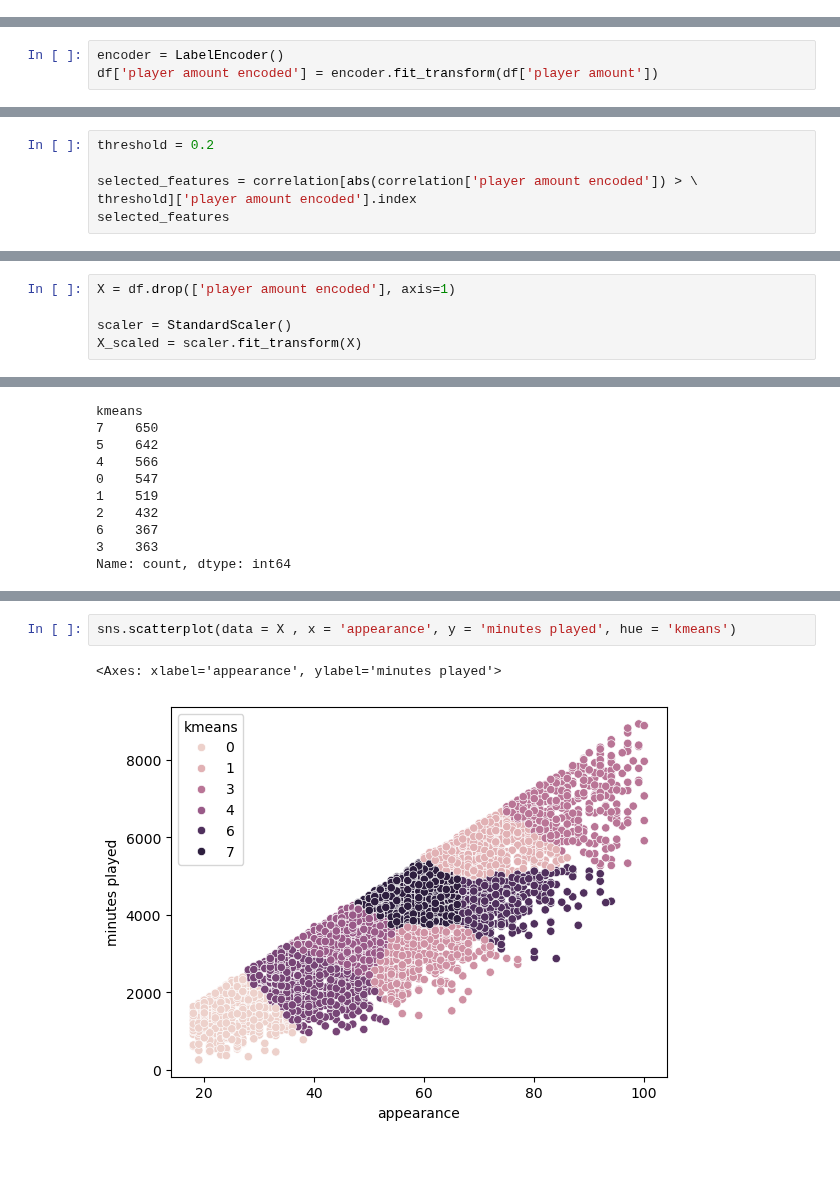
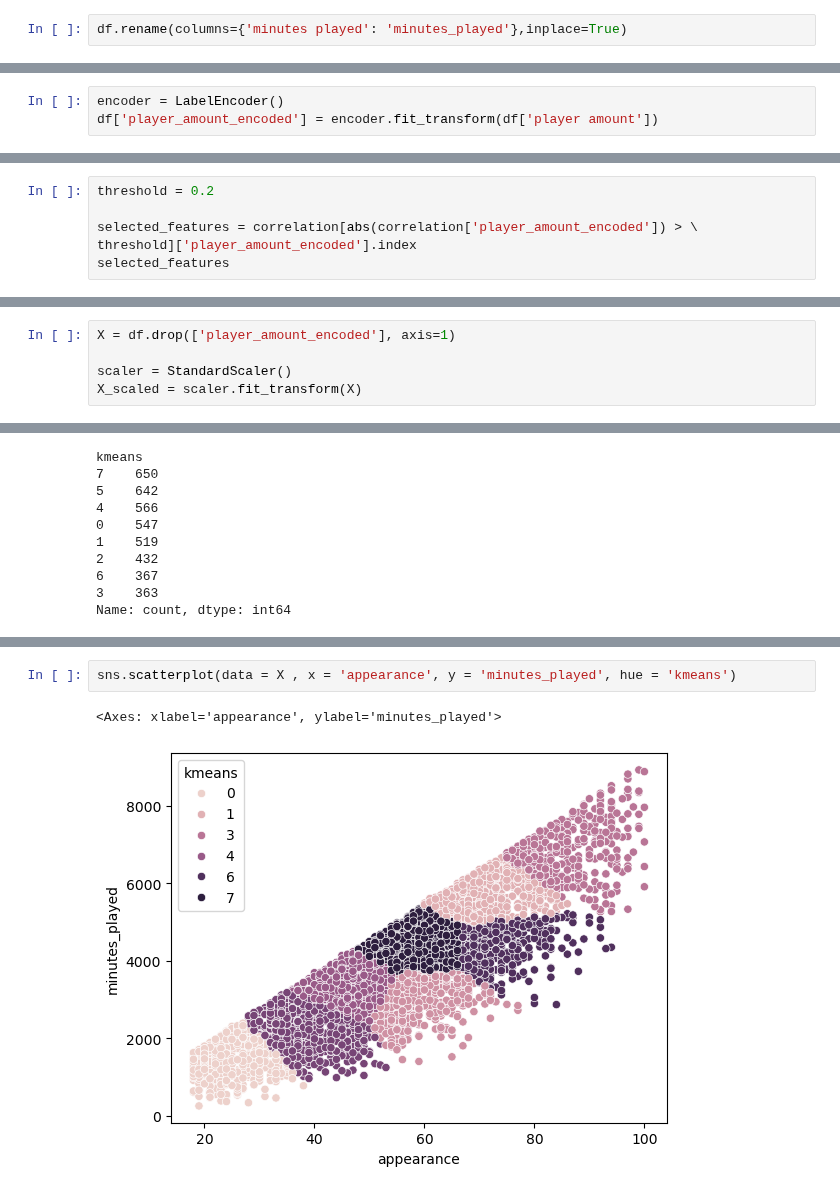
Before and after one commit to asqht/Usecase-7, a Jupyter notebook: Usecase-7 KMeans.ipynb, the cells around one changed output, grey strips where cells are left out. Saved outputs shown, nothing was run; the diff lists cells and outputs as text; blank space fills up the shorter version.

```diff
--- a/Usecase-7 KMeans.ipynb
+++ b/Usecase-7 KMeans.ipynb
@@ -82,6 +82,8 @@ df.describe()
 | 50% | 181.240353 | 26.000000 | 35.000000 | 0.045969 | 0.040773 | 0.150250 | 0.000000 | 0.000000 | ... |
 | 75% | 186.000000 | 29.000000 | 59.000000 | 0.172263 | 0.133136 | 0.248276 | 0.000000 | 0.000000 | ... |
 | max | 206.000000 | 43.000000 | 107.000000 | 11.250000 | 4.000000 | 30.000000 | 1.000000 | 6.923077 | ... |
+# %%
+df.rename(columns={'minutes played': 'minutes_played'},inplace=True)
 # %%
 df.dtypes
 # %% [output]
@@ -222,6 +224,6 @@ p25, p75
 (700000.0, 6000000.0)
 # %%
 encoder = LabelEncoder()
-df['player amount encoded'] = encoder.fit_transform(df['player amount'])
+df['player_amount_encoded'] = encoder.fit_transform(df['player amount'])
 # %%
 correlation = df.corr(numeric_only=True)
@@ -242,7 +244,7 @@ Name: player amount encoded, Length: 374, dtype: float64
 # %%
 threshold = 0.2
 
-selected_features = correlation[abs(correlation['player amount encoded']) > \
-threshold]['player amount encoded'].index
+selected_features = correlation[abs(correlation['player_amount_encoded']) > \
+threshold]['player_amount_encoded'].index
 selected_features
 # %% [output]
@@ -260,7 +262,7 @@ df.head()
 | 6 | 70 | 5471 | 0 |
 | 8 | 34 | 2758 | 2 |
 # %%
-X = df.drop(['player amount encoded'], axis=1)
+X = df.drop(['player_amount_encoded'], axis=1)
 
 scaler = StandardScaler()
 X_scaled = scaler.fit_transform(X)
@@ -343,7 +345,7 @@ X[X['kmeans']==0]
 | 10750 | 26 | 1449 | 0 |
 547 rows × 3 columns
 # %%
-sns.scatterplot(data = X , x = 'appearance', y = 'minutes played', hue = 'kmeans')
+sns.scatterplot(data = X , x = 'appearance', y = 'minutes_played', hue = 'kmeans')
 # %% [output]
-<Axes: xlabel='appearance', ylabel='minutes played'>
+<Axes: xlabel='appearance', ylabel='minutes_played'>
-[figure, old version]
+[figure, new version]
```
Also changed, not shown: parts of 9 cells of this notebook, 6 other files.
